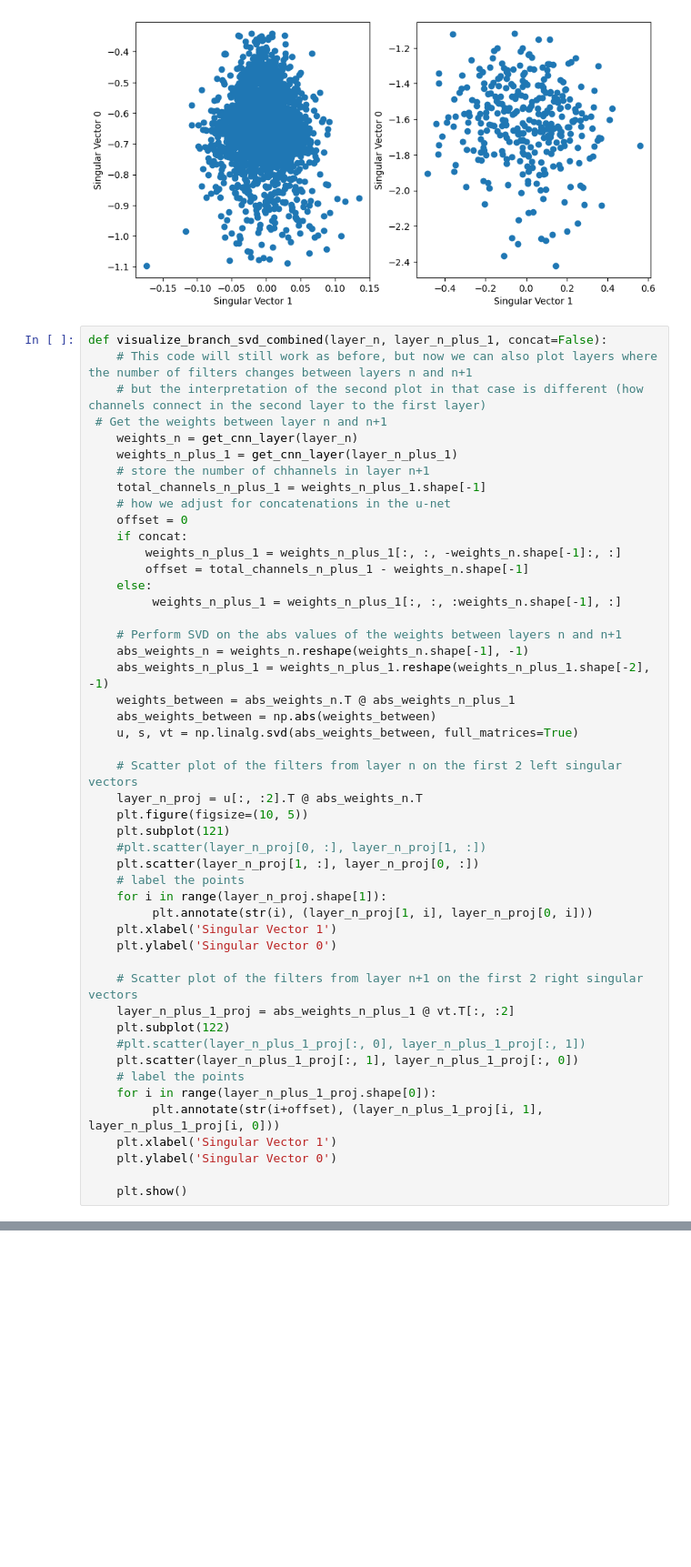
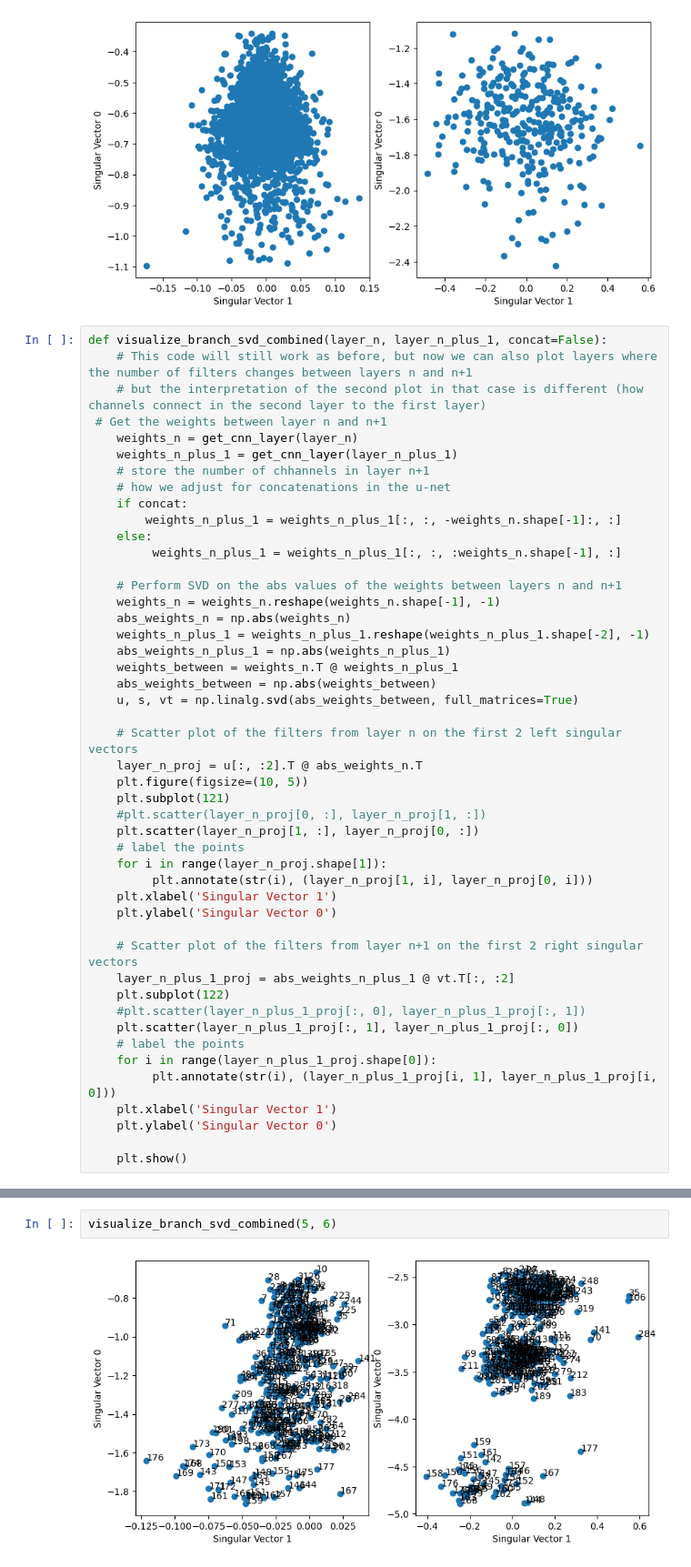
Before and after one commit to vedantnilabh/Final_Paper_ML, a Jupyter notebook: branchspecialization.ipynb, the cells around one changed output, grey strips where cells are left out. Shown at 91% size. Drawn from its saved outputs; the diff is of its cells as text; blank space fills up the shorter version.

```diff
--- a/branchspecialization.ipynb
+++ b/branchspecialization.ipynb
@@ -163,19 +163,18 @@ def visualize_branch_svd_combined(layer_n, layer_n_plus_1, concat=False):
     weights_n = get_cnn_layer(layer_n)
     weights_n_plus_1 = get_cnn_layer(layer_n_plus_1)
     # store the number of chhannels in layer n+1
-    total_channels_n_plus_1 = weights_n_plus_1.shape[-1]
     # how we adjust for concatenations in the u-net
-    offset = 0
     if concat:
         weights_n_plus_1 = weights_n_plus_1[:, :, -weights_n.shape[-1]:, :]
-        offset = total_channels_n_plus_1 - weights_n.shape[-1]
     else:
          weights_n_plus_1 = weights_n_plus_1[:, :, :weights_n.shape[-1], :]
 
     # Perform SVD on the abs values of the weights between layers n and n+1
-    abs_weights_n = weights_n.reshape(weights_n.shape[-1], -1)
-    abs_weights_n_plus_1 = weights_n_plus_1.reshape(weights_n_plus_1.shape[-2], -1)
-    weights_between = abs_weights_n.T @ abs_weights_n_plus_1
+    weights_n = weights_n.reshape(weights_n.shape[-1], -1)
+    abs_weights_n = np.abs(weights_n)
+    weights_n_plus_1 = weights_n_plus_1.reshape(weights_n_plus_1.shape[-2], -1)
+    abs_weights_n_plus_1 = np.abs(weights_n_plus_1)
+    weights_between = weights_n.T @ weights_n_plus_1
     abs_weights_between = np.abs(weights_between)
     u, s, vt = np.linalg.svd(abs_weights_between, full_matrices=True)
 
@@ -198,7 +197,7 @@ def visualize_branch_svd_combined(layer_n, layer_n_plus_1, concat=False):
     plt.scatter(layer_n_plus_1_proj[:, 1], layer_n_plus_1_proj[:, 0])
     # label the points
     for i in range(layer_n_plus_1_proj.shape[0]):
-         plt.annotate(str(i+offset), (layer_n_plus_1_proj[i, 1], layer_n_plus_1_proj[i, 0]))
+         plt.annotate(str(i), (layer_n_plus_1_proj[i, 1], layer_n_plus_1_proj[i, 0]))
     plt.xlabel('Singular Vector 1')
     plt.ylabel('Singular Vector 0')
 
@@ -209,0 +205,4 @@ visualize_branch_svd_combined(0, 1)
+# %%
+visualize_branch_svd_combined(5, 6)
+# %% [output]
+[figure, added]
```
Also changed, not shown: parts of 5 cells of this notebook.
